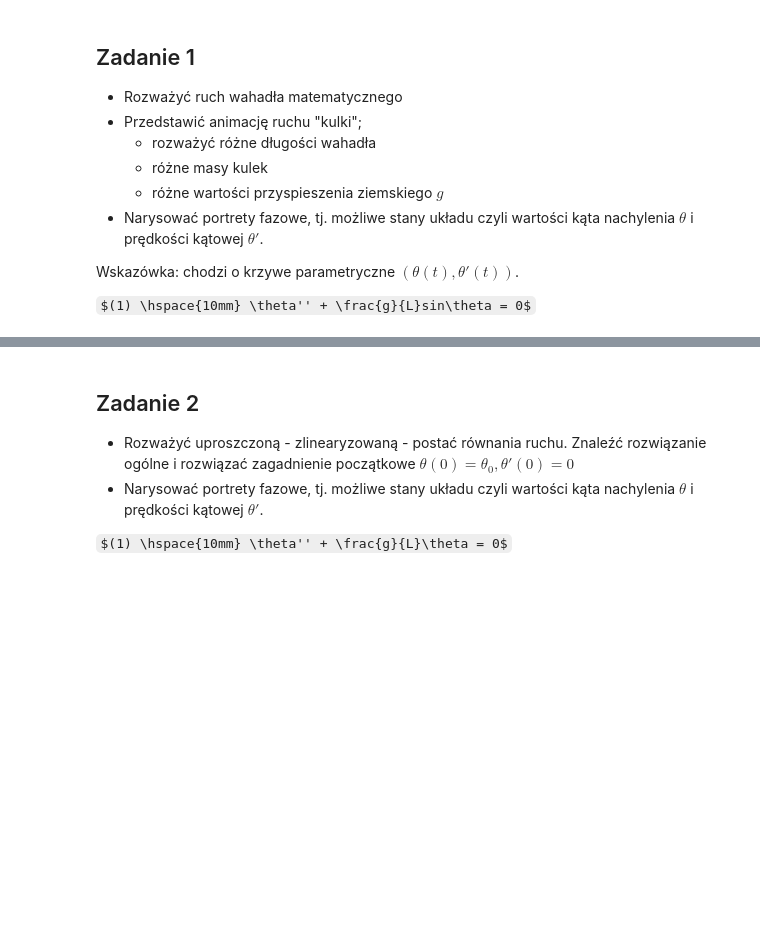
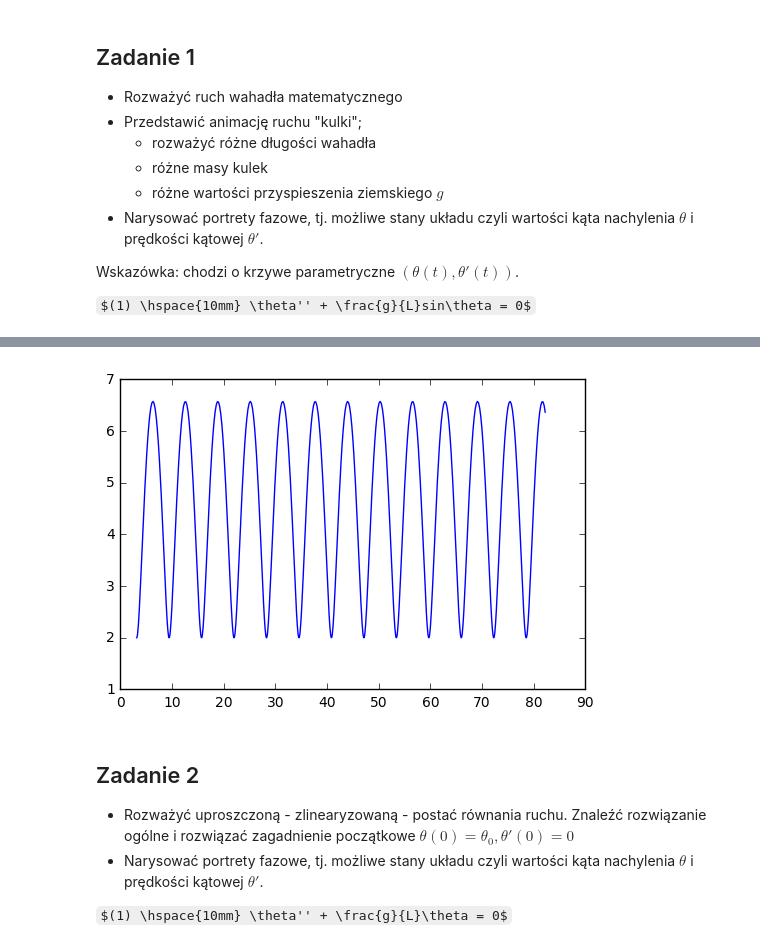
Before and after one commit to rossinek/MZP, a Jupyter notebook: lab3_pendulums/T1-3_Pendulum.ipynb, the cells around one changed output, grey strips where cells are left out. Saved outputs shown, nothing was run; the diff lists cells and outputs as text; code cells hidden in the pictures; some formulas as TeX source; blank space fills up the shorter version.

Commit message:
plot (theta(t), theta'(t))

```diff
--- a/lab3_pendulums/T1-3_Pendulum.ipynb
+++ b/lab3_pendulums/T1-3_Pendulum.ipynb
@@ -99,6 +99,11 @@ path = balls_animation(t, y, 800, pre='t1')
 HTML('<video width="800" height="800" controls><source src="'+path+'" type="video/mp4"></video>')
 # %% [output]
 [interactive output not drawn]
+# %%
+plt.plot(y[:,0], y[:,1])
+plt.show()
+# %% [output]
+[figure, added]
 # %% [markdown]
 ## Zadanie 2
 
```
Also changed, not shown: parts of 2 cells of this notebook.
